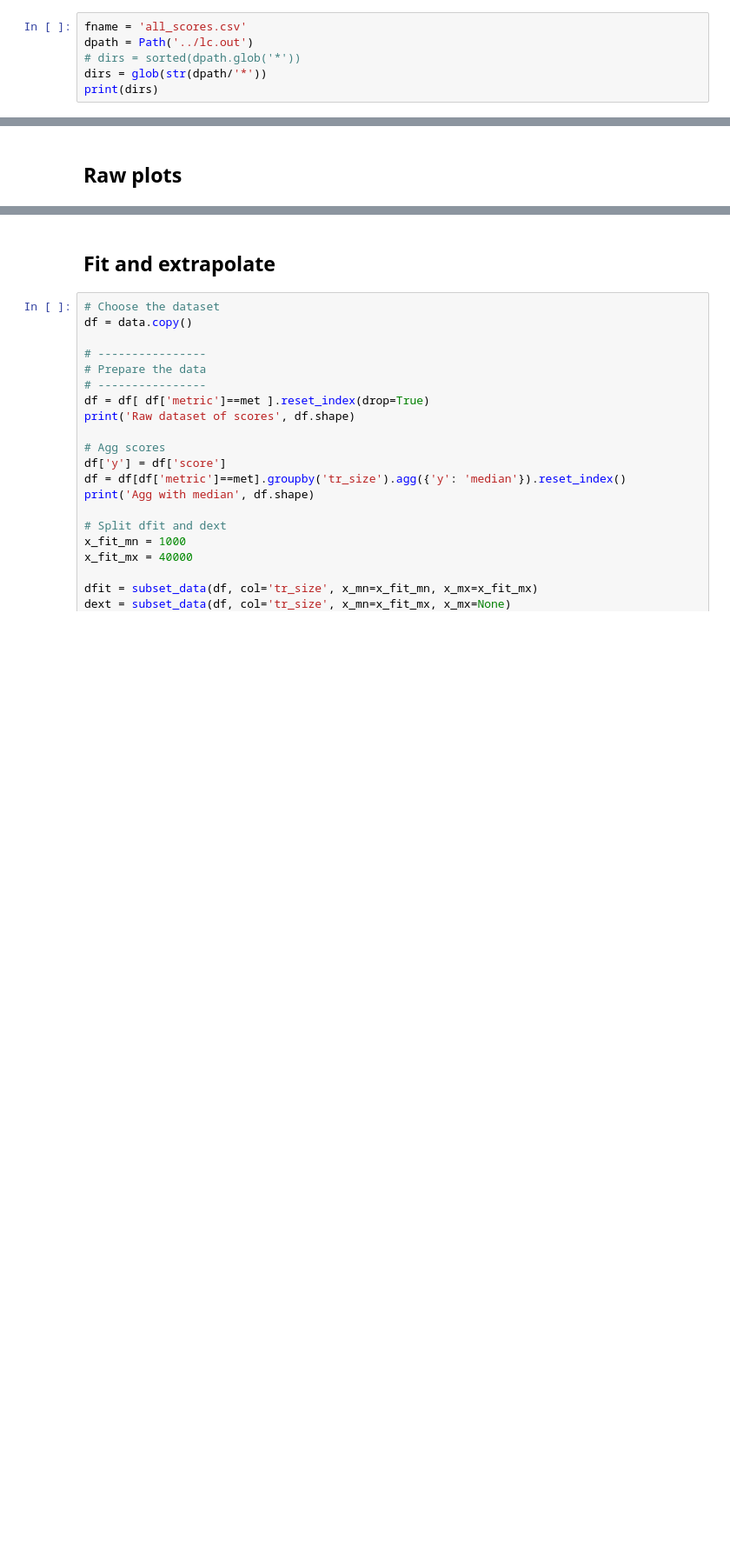
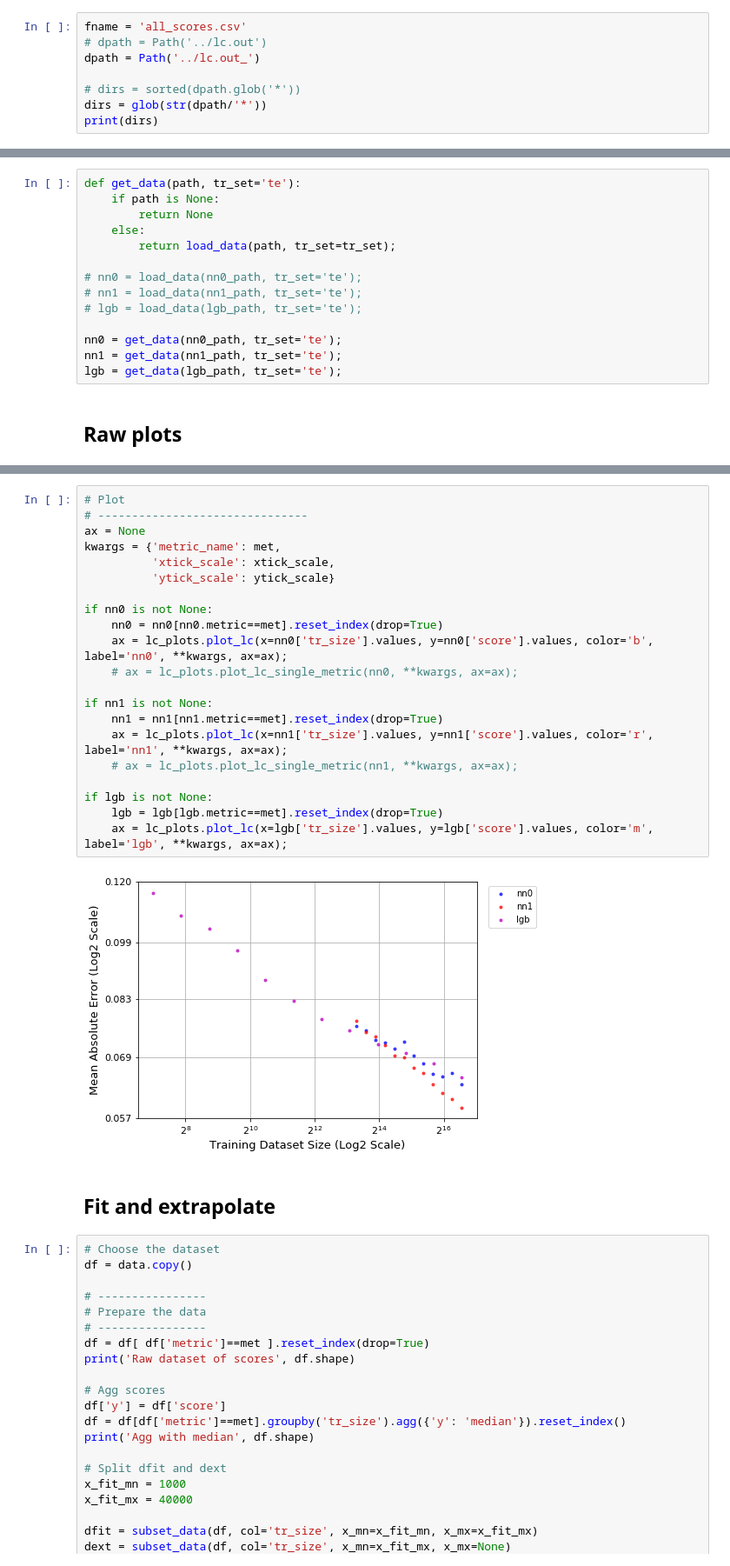
Before and after one commit to adpartin/dr-learning-curves, a Jupyter notebook: nbs/single_src.ipynb, the cells around one changed output, grey strips where cells are left out. Shown: that part at 87% size. Saved outputs shown, nothing was run; the diff lists cells and outputs as text; blank space fills up the shorter version.

```diff
--- a/nbs/single_src.ipynb
+++ b/nbs/single_src.ipynb
@@ -24,7 +22,9 @@ Current path: /vol/ml/apartin/projects/dr-learning-curves/nbs
 ## Path to data
 # %%
 fname = 'all_scores.csv'
-dpath = Path('../lc.out')
+# dpath = Path('../lc.out')
+dpath = Path('../lc.out_')
+
 # dirs = sorted(dpath.glob('*'))
 dirs = glob(str(dpath/'*'))
 print(dirs)
@@ -45,3 +56,17 @@ data.shape (12960, 5)
+# %%
+def get_data(path, tr_set='te'):
+    if path is None:
+        return None
+    else:
+        return load_data(path, tr_set=tr_set);
+
+# nn0 = load_data(nn0_path, tr_set='te');
+# nn1 = load_data(nn1_path, tr_set='te');
+# lgb = load_data(lgb_path, tr_set='te');
+
+nn0 = get_data(nn0_path, tr_set='te');
+nn1 = get_data(nn1_path, tr_set='te');
+lgb = get_data(lgb_path, tr_set='te');
 # %% [markdown]
 ## Raw plots
 # %%
@@ -67,3 +94,26 @@ Total points for mean_absolute_error: 1440
+# %%
+# Plot
+# -------------------------------
+ax = None
+kwargs = {'metric_name': met,
+          'xtick_scale': xtick_scale,
+          'ytick_scale': ytick_scale}
+
+if nn0 is not None:
+    nn0 = nn0[nn0.metric==met].reset_index(drop=True)
+    ax = lc_plots.plot_lc(x=nn0['tr_size'].values, y=nn0['score'].values, color='b', label='nn0', **kwargs, ax=ax);
+    # ax = lc_plots.plot_lc_single_metric(nn0, **kwargs, ax=ax);
+
+if nn1 is not None:
+    nn1 = nn1[nn1.metric==met].reset_index(drop=True)
+    ax = lc_plots.plot_lc(x=nn1['tr_size'].values, y=nn1['score'].values, color='r', label='nn1', **kwargs, ax=ax);
+    # ax = lc_plots.plot_lc_single_metric(nn1, **kwargs, ax=ax);
+
+if lgb is not None:
+    lgb = lgb[lgb.metric==met].reset_index(drop=True)
+    ax = lc_plots.plot_lc(x=lgb['tr_size'].values, y=lgb['score'].values, color='m', label='lgb', **kwargs, ax=ax);
+# %% [output]
+[figure, added]
 # %% [markdown]
 ## Fit and extrapolate
 # %%
```
Also changed, not shown: parts of 11 cells of this notebook, 3 other files.
